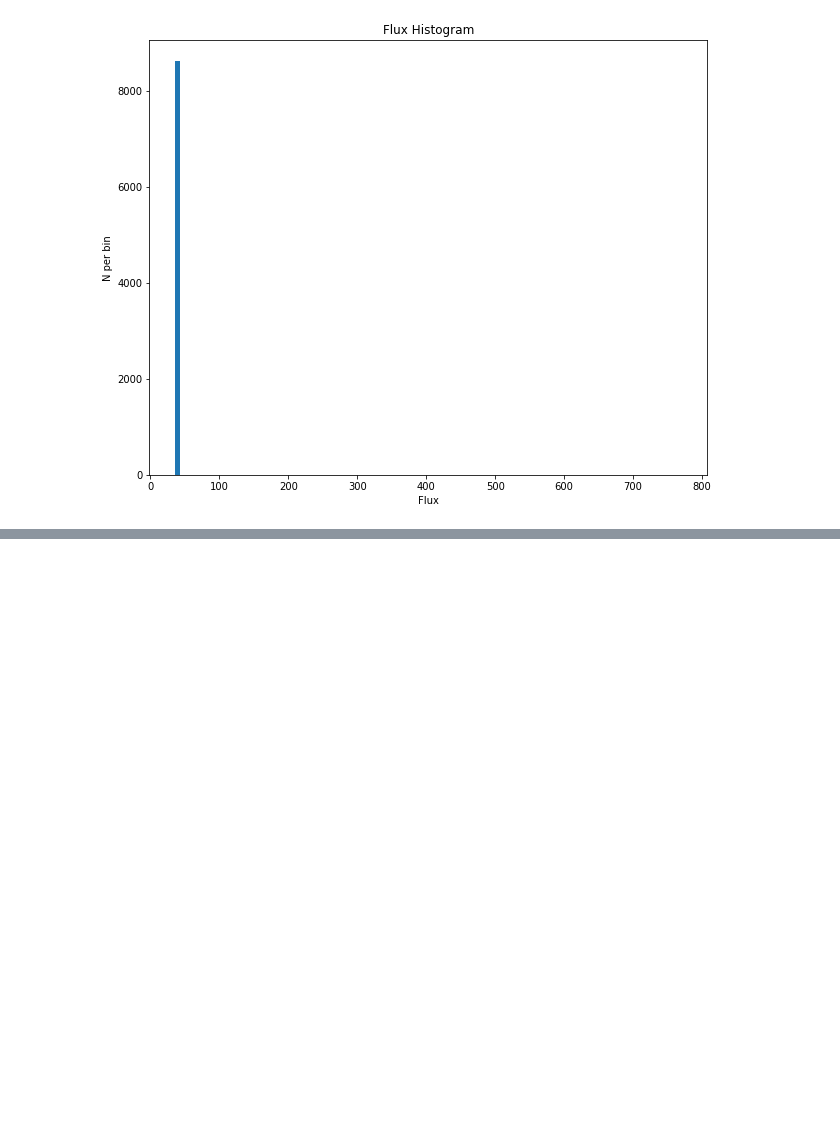
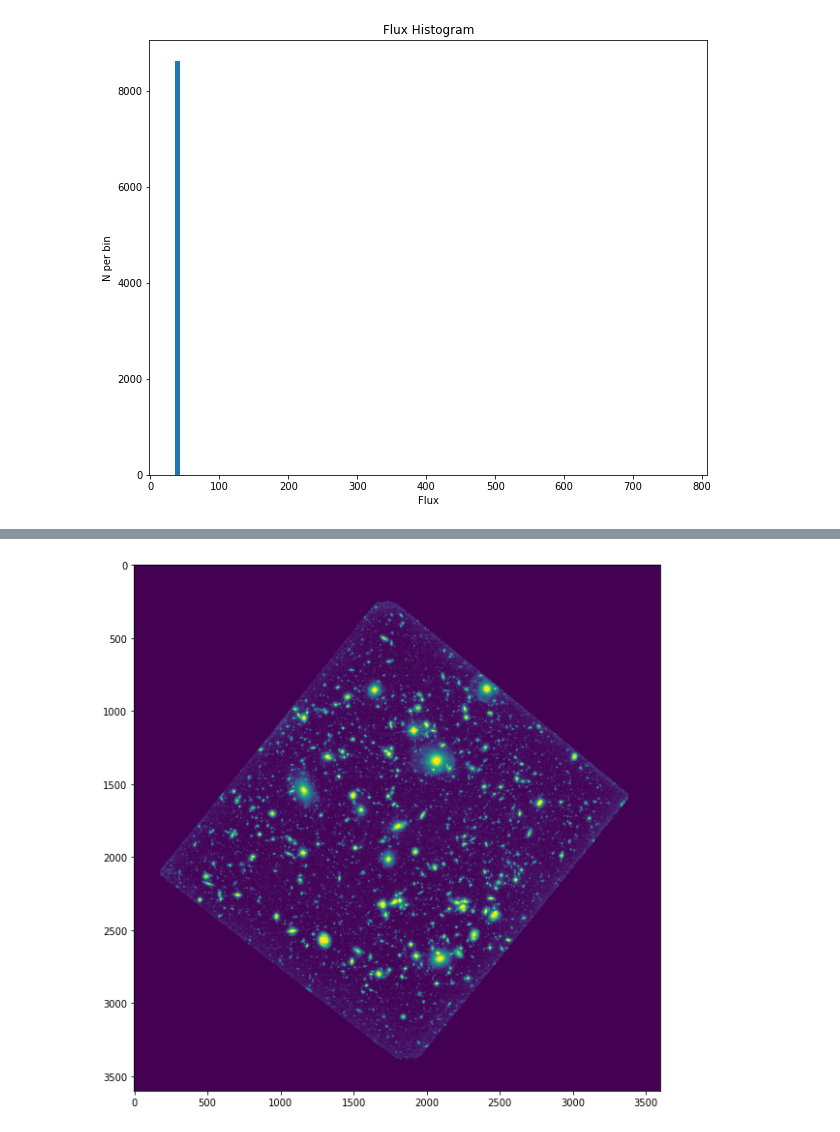
Before and after one commit to lreicher/astr19-final, a Jupyter notebook: udf-105w-sep.ipynb, the cells around one changed output, grey strips where cells are left out. Cells and saved outputs as stored; diff of their text form; code cells hidden in the pictures; blank space fills up the shorter version.

```diff
--- a/udf-105w-sep.ipynb
+++ b/udf-105w-sep.ipynb
@@ -169,0 +243,4 @@ plt.savefig('histo.pdf', bbox_inches='tight', facecolor='white')
+# %%
+fits_quicklook(data2)
+# %% [output]
+[figure, added]
```
Also changed, not shown: parts of 21 cells of this notebook, 6 other files.
